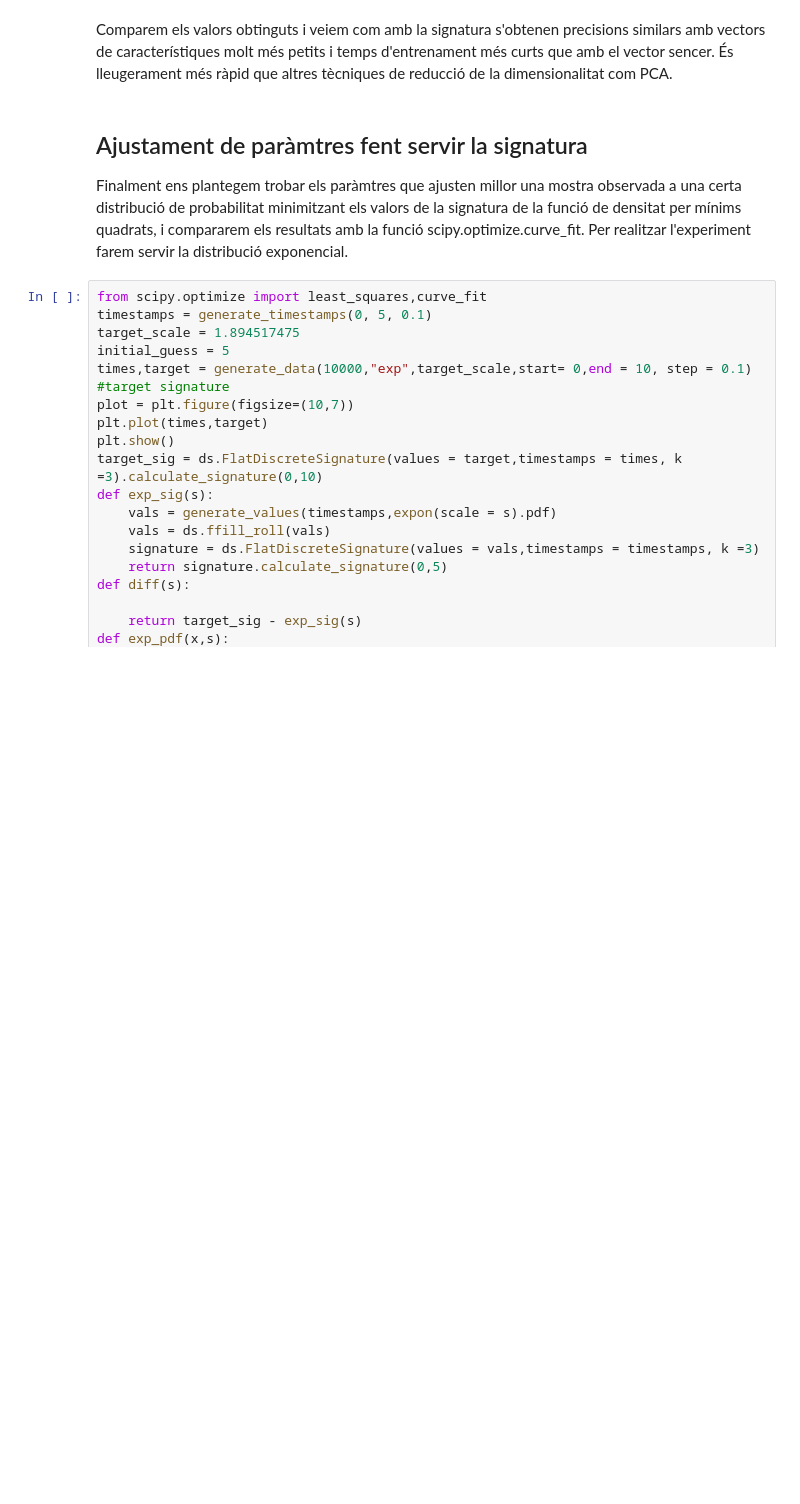
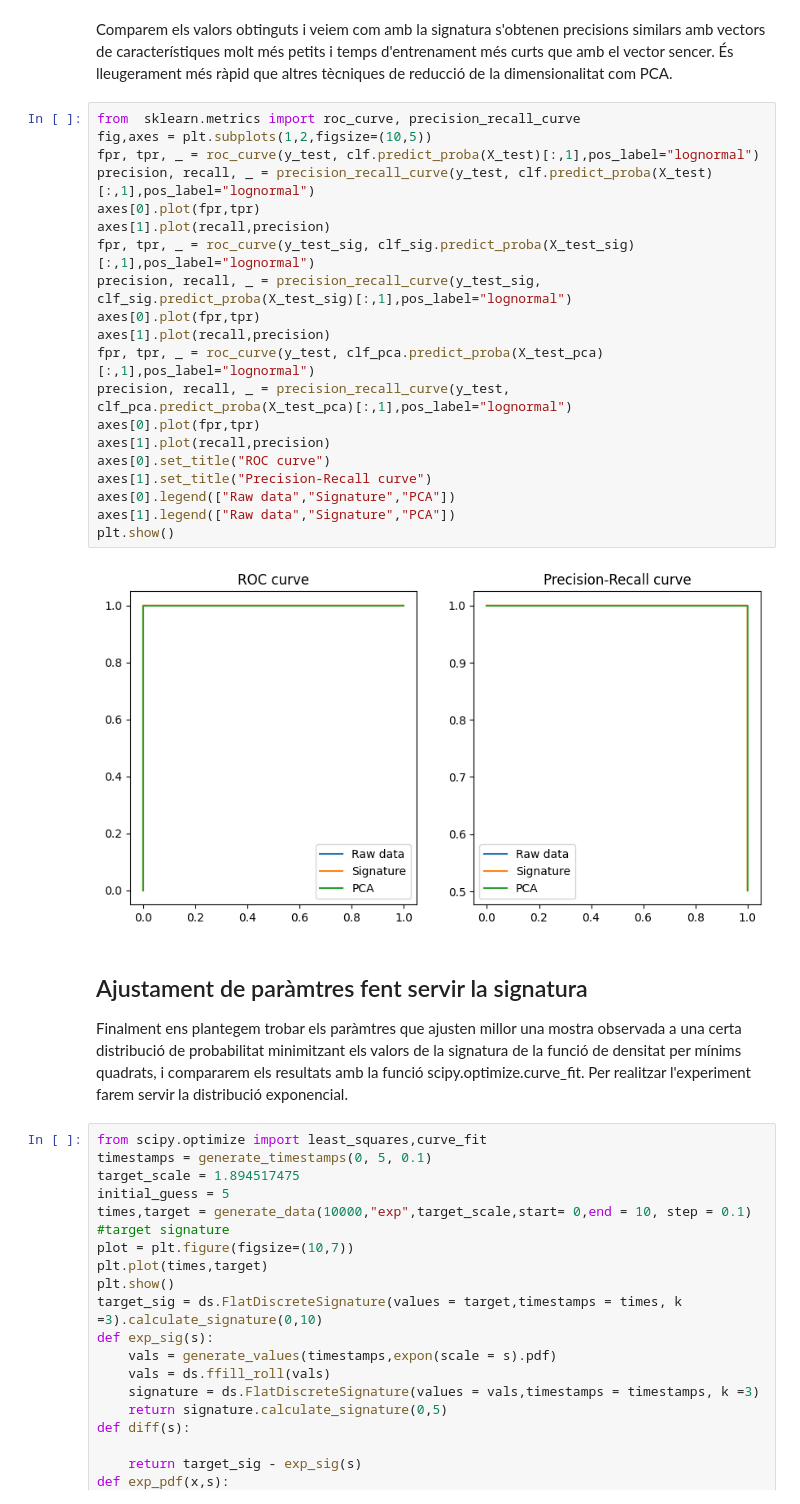
Before and after one commit to fparcerisasv/signature_method, a Jupyter notebook: signatura_exponencial.ipynb, the cells around one changed output. Cells and saved outputs as stored; diff of their text form; blank space fills up the shorter version.

```diff
--- a/signatura_exponencial.ipynb
+++ b/signatura_exponencial.ipynb
@@ -406,6 +385,28 @@ weighted avg       1.00      1.00      1.00      9000
 # %% [markdown]
 Comparem els valors obtinguts i veiem com amb la signatura s'obtenen precisions similars amb vectors de característiques molt més petits i temps d'entrenament més curts que amb el vector sencer.
 És lleugerament més ràpid que altres tècniques de reducció de la dimensionalitat com PCA.
+# %%
+from  sklearn.metrics import roc_curve, precision_recall_curve
+fig,axes = plt.subplots(1,2,figsize=(10,5))
+fpr, tpr, _ = roc_curve(y_test, clf.predict_proba(X_test)[:,1],pos_label="lognormal")
+precision, recall, _ = precision_recall_curve(y_test, clf.predict_proba(X_test)[:,1],pos_label="lognormal")
+axes[0].plot(fpr,tpr)
+axes[1].plot(recall,precision)
+fpr, tpr, _ = roc_curve(y_test_sig, clf_sig.predict_proba(X_test_sig)[:,1],pos_label="lognormal")
+precision, recall, _ = precision_recall_curve(y_test_sig, clf_sig.predict_proba(X_test_sig)[:,1],pos_label="lognormal")
+axes[0].plot(fpr,tpr)
+axes[1].plot(recall,precision)
+fpr, tpr, _ = roc_curve(y_test, clf_pca.predict_proba(X_test_pca)[:,1],pos_label="lognormal")
+precision, recall, _ = precision_recall_curve(y_test, clf_pca.predict_proba(X_test_pca)[:,1],pos_label="lognormal")
+axes[0].plot(fpr,tpr)
+axes[1].plot(recall,precision)
+axes[0].set_title("ROC curve")
+axes[1].set_title("Precision-Recall curve")
+axes[0].legend(["Raw data","Signature","PCA"])
+axes[1].legend(["Raw data","Signature","PCA"])
+plt.show()
+# %% [output]
+[figure, added]
 # %% [markdown]
 ## Ajustament de paràmtres fent servir la signatura
 
```
Also changed, not shown: parts of 4 cells of this notebook, 49 other files.
